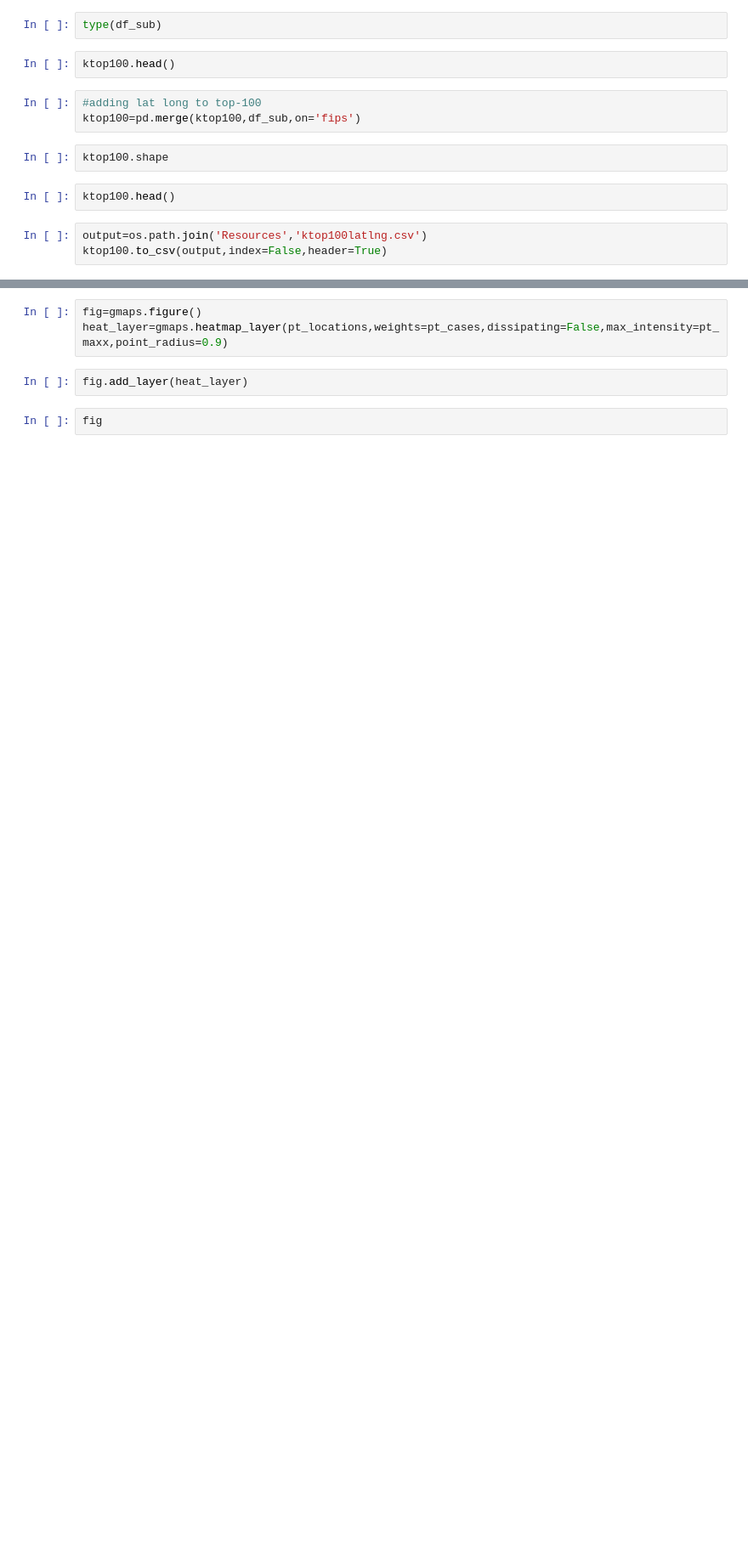
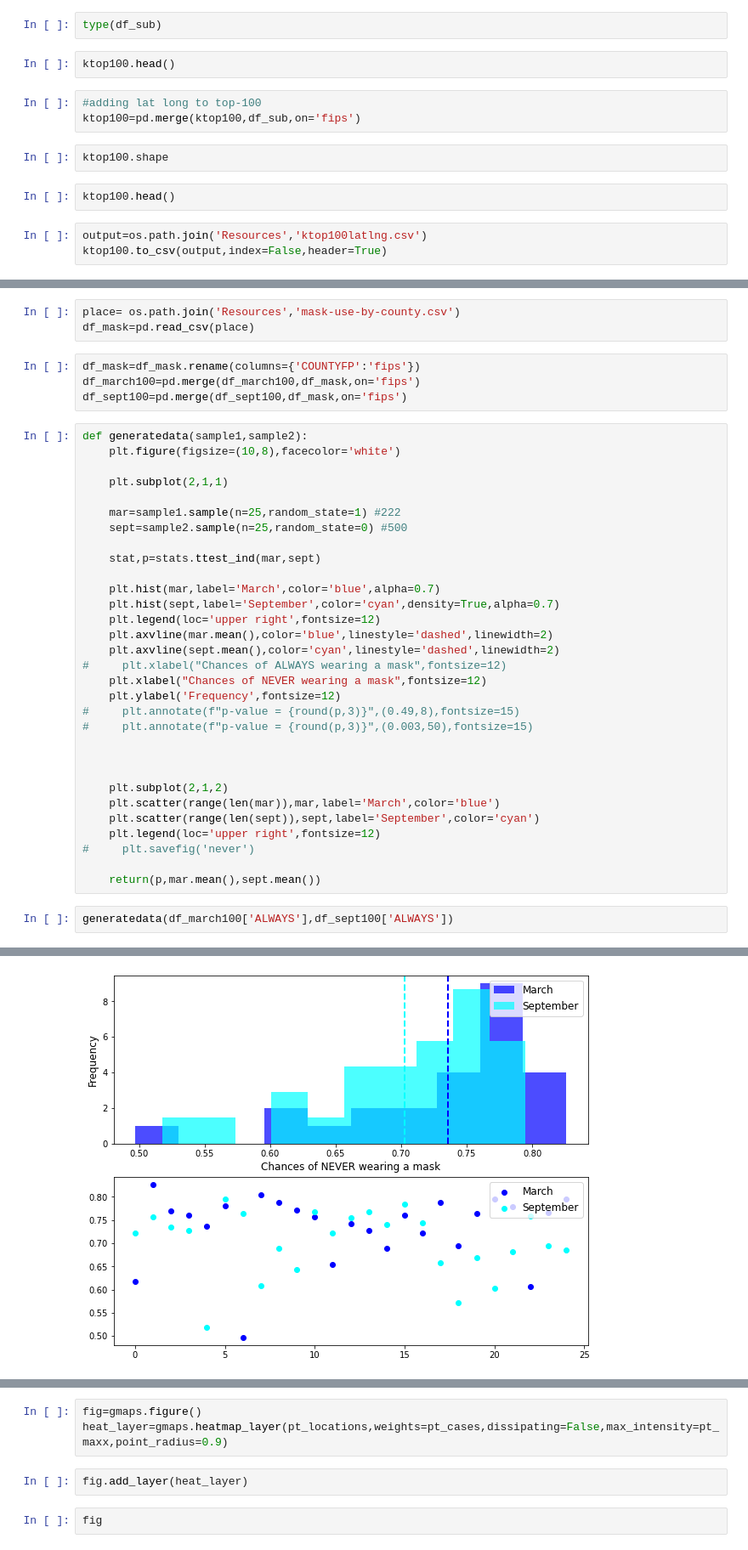
Before and after one commit to Pankaj-gh/Rice-Project-1-G11, a Jupyter notebook: main_script.ipynb, the cells around one changed output, grey strips where cells are left out. Shown at 85% size. Drawn from its saved outputs; the diff is of its cells as text; blank space fills up the shorter version.

```diff
--- a/main_script.ipynb
+++ b/main_script.ipynb
@@ -637,0 +642,41 @@ ktop100.to_csv(output,index=False,header=True)
+# %%
+place= os.path.join('Resources','mask-use-by-county.csv')
+df_mask=pd.read_csv(place)
+# %%
+df_mask=df_mask.rename(columns={'COUNTYFP':'fips'})
+df_march100=pd.merge(df_march100,df_mask,on='fips')
+df_sept100=pd.merge(df_sept100,df_mask,on='fips')
+# %%
+def generatedata(sample1,sample2):
+    plt.figure(figsize=(10,8),facecolor='white')
+
+    plt.subplot(2,1,1)
+
+    mar=sample1.sample(n=25,random_state=1) #222
+    sept=sample2.sample(n=25,random_state=0) #500
+
+    stat,p=stats.ttest_ind(mar,sept)
+
+    plt.hist(mar,label='March',color='blue',alpha=0.7)
+    plt.hist(sept,label='September',color='cyan',density=True,alpha=0.7)
+    plt.legend(loc='upper right',fontsize=12)
+    plt.axvline(mar.mean(),color='blue',linestyle='dashed',linewidth=2)
+    plt.axvline(sept.mean(),color='cyan',linestyle='dashed',linewidth=2)
+#     plt.xlabel("Chances of ALWAYS wearing a mask",fontsize=12)
+    plt.xlabel("Chances of NEVER wearing a mask",fontsize=12)
+    plt.ylabel('Frequency',fontsize=12)
+#     plt.annotate(f"p-value = {round(p,3)}",(0.49,8),fontsize=15)
+#     plt.annotate(f"p-value = {round(p,3)}",(0.003,50),fontsize=15)
+
+
+
+    plt.subplot(2,1,2)
+    plt.scatter(range(len(mar)),mar,label='March',color='blue')
+    plt.scatter(range(len(sept)),sept,label='September',color='cyan')
+    plt.legend(loc='upper right',fontsize=12)
+#     plt.savefig('never')
+
+    return(p,mar.mean(),sept.mean())
+# %%
+generatedata(df_march100['ALWAYS'],df_sept100['ALWAYS'])
+# %% [output]
@@ -637,0 +684 @@ ktop100.to_csv(output,index=False,header=True)
+[figure, added]
```
Also changed, not shown: parts of 19 cells of this notebook, 2 other files.
